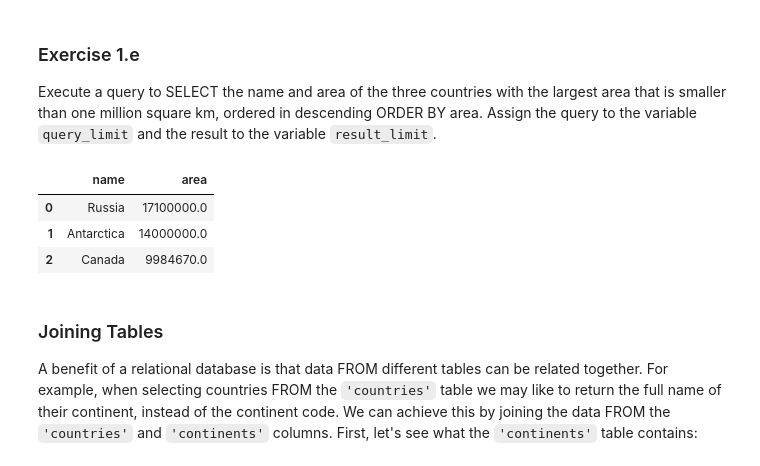
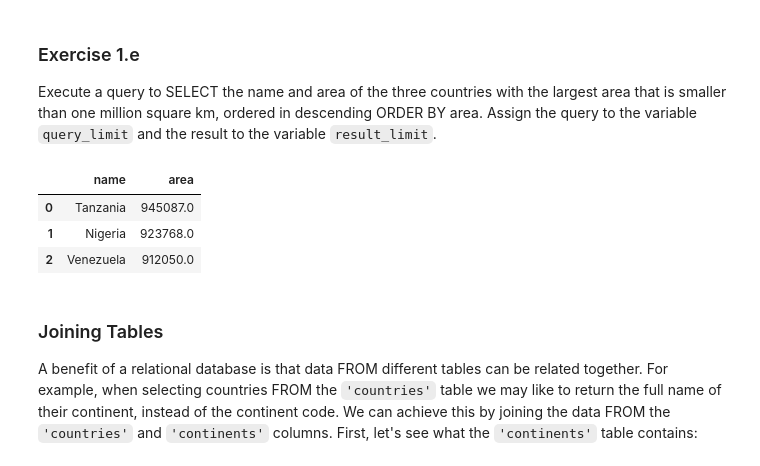
Before and after one commit to abdullah-at-tue/2IAB1, a Jupyter notebook: ORG/Exercises-ORG-2184796.ipynb, the cells around one changed output. Cells and saved outputs as stored; diff of their text form; code cells hidden in the pictures.

```diff
--- a/ORG/Exercises-ORG-2184796.ipynb
+++ b/ORG/Exercises-ORG-2184796.ipynb
@@ -599,24 +593,25 @@ Execute a query to SELECT the name and area of the three countries with the larg
 # %%
 #// BEGIN_TODO [ORG_1e] Define and execute a query (1 point)
 
 query_limit = """
     SELECT countries.name, countries.area
     FROM countries, continents
-    WHERE countries.continent = continents.code
+    WHERE countries.continent = continents.code AND
+        countries.area < 1000000
     ORDER BY countries.area DESC
     LIMIT 3;
 """
 
 result_limit = pd.read_sql_query(query_limit, conn_countries)
 
 #// END_TODO [ORG_1e]
 
 result_limit
 # %% [output]
 |  | name | area |
-| 0 | Russia | 17100000.0 |
-| 1 | Antarctica | 14000000.0 |
-| 2 | Canada | 9984670.0 |
+| 0 | Tanzania | 945087.0 |
+| 1 | Nigeria | 923768.0 |
+| 2 | Venezuela | 912050.0 |
 # %% [markdown]
 ### Joining Tables
 
```
Also changed, not shown: parts of 8 cells of this notebook.
